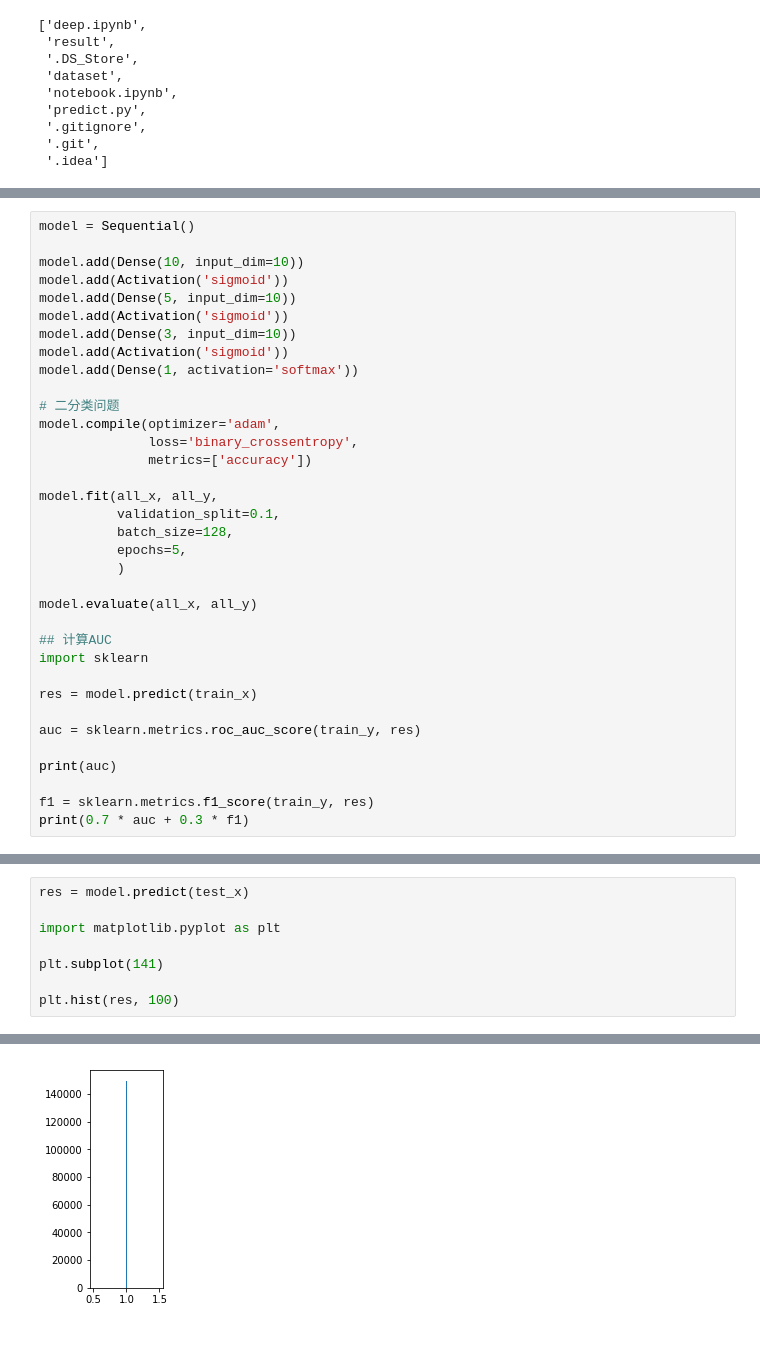
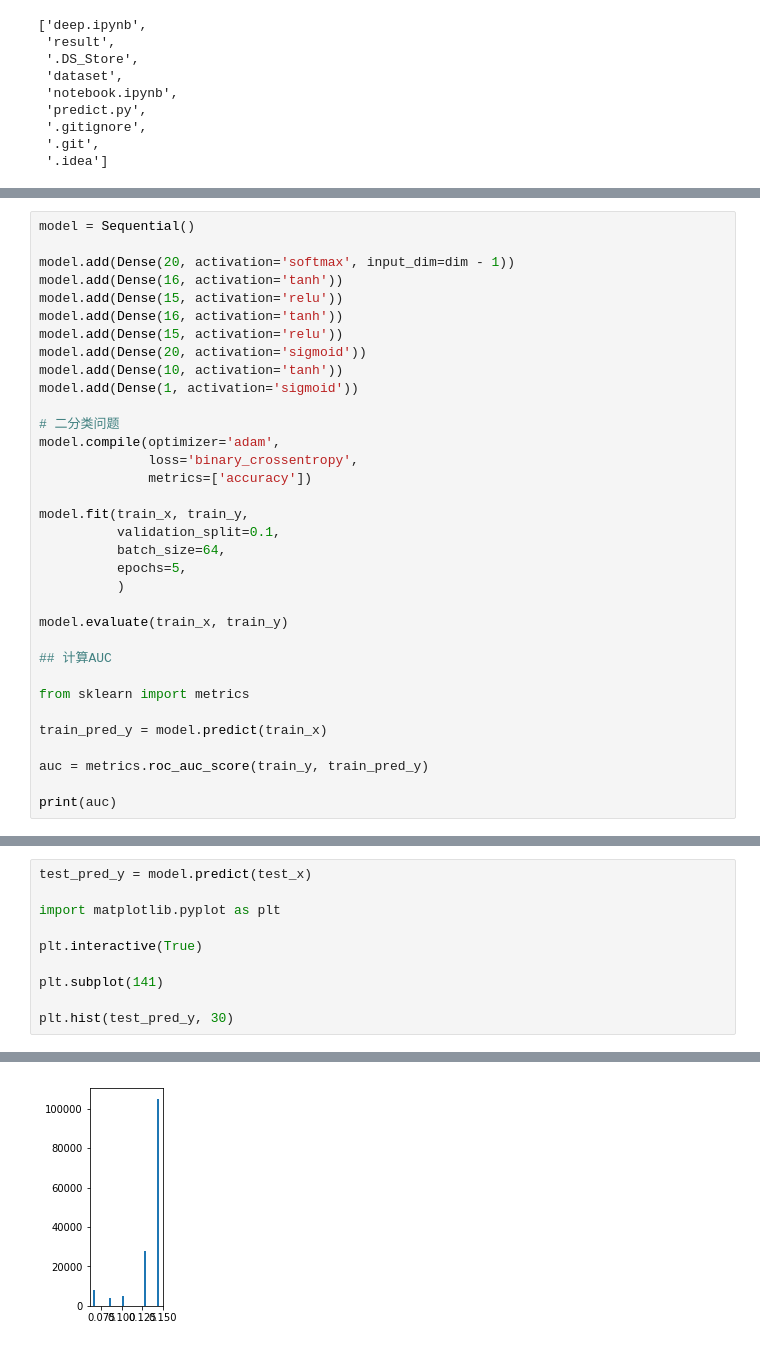
Before and after one commit to covariantFunctor/awesome_algo, a Jupyter notebook: deep.ipynb, the cells around one changed output, grey strips where cells are left out. Drawn from its saved outputs; the diff is of its cells as text.

```diff
--- a/deep.ipynb
+++ b/deep.ipynb
@@ -125,38 +189,37 @@ print(all_y.shape)
 # %%
 model = Sequential()
 
-model.add(Dense(10, input_dim=10))
-model.add(Activation('sigmoid'))
-model.add(Dense(5, input_dim=10))
-model.add(Activation('sigmoid'))
-model.add(Dense(3, input_dim=10))
-model.add(Activation('sigmoid'))
-model.add(Dense(1, activation='softmax'))
+model.add(Dense(20, activation='softmax', input_dim=dim - 1))
+model.add(Dense(16, activation='tanh'))
+model.add(Dense(15, activation='relu'))
+model.add(Dense(16, activation='tanh'))
+model.add(Dense(15, activation='relu'))
+model.add(Dense(20, activation='sigmoid'))
+model.add(Dense(10, activation='tanh'))
+model.add(Dense(1, activation='sigmoid'))
 
 # 二分类问题
 model.compile(optimizer='adam',
               loss='binary_crossentropy',
               metrics=['accuracy'])
 
-model.fit(all_x, all_y,
+model.fit(train_x, train_y,
           validation_split=0.1,
-          batch_size=128,
+          batch_size=64,
           epochs=5,
           )
 
-model.evaluate(all_x, all_y)
+model.evaluate(train_x, train_y)
 
 ## 计算AUC
-import sklearn
 
-res = model.predict(train_x)
+from sklearn import metrics
 
-auc = sklearn.metrics.roc_auc_score(train_y, res)
+train_pred_y = model.predict(train_x)
+
+auc = metrics.roc_auc_score(train_y, train_pred_y)
 
 print(auc)
-
-f1 = sklearn.metrics.f1_score(train_y, res)
-print(0.7 * auc + 0.3 * f1)
 # %% [output]
 Train on 135085 samples, validate on 15010 samples
 Epoch 1/5
@@ -169,9 +228,11 @@ Epoch 4/5
 # %%
-res = model.predict(test_x)
+test_pred_y = model.predict(test_x)
 
 import matplotlib.pyplot as plt
 
+plt.interactive(True)
+
 plt.subplot(141)
 
-plt.hist(res, 100)
+plt.hist(test_pred_y, 30)
 # %% [output]
@@ -195 +253 @@ plt.hist(res, 100)
-[figure, old version]
+[figure, new version]
```
Also changed, not shown: parts of 15 cells of this notebook.
